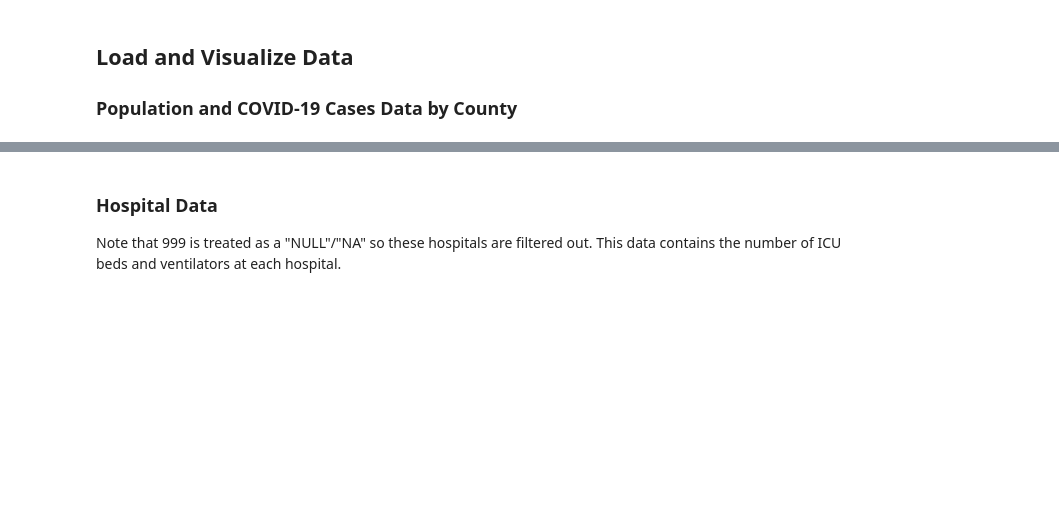
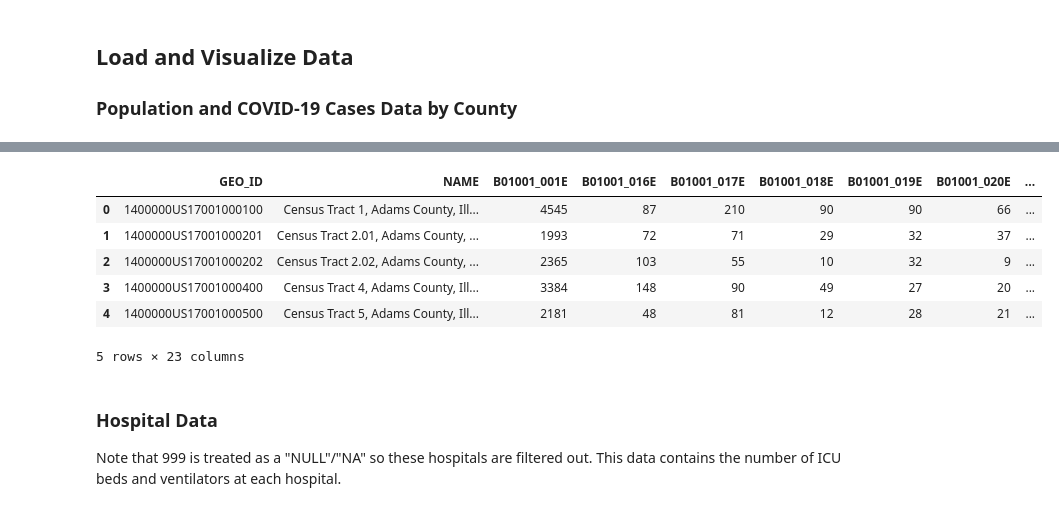
Before and after one commit to Liam-W-Smith/RPr-Kang-2020, a Jupyter notebook: procedure/code/04-Class-Reanalysis.ipynb, the cells around one changed output, grey strips where cells are left out. Saved outputs shown, nothing was run; the diff lists cells and outputs as text; code cells hidden in the pictures; blank space fills up the shorter version.

```diff
--- a/procedure/code/04-Class-Reanalysis.ipynb
+++ b/procedure/code/04-Class-Reanalysis.ipynb
@@ -75,0 +104,14 @@ atrisk_data.head()
+# %%
+# Extract the following columns: S0101_C01_001E, S0101_C01_012E, S0101_C01_013E, S0101_C01_014E, S0101_C01_015E, S0101_C01_016E, S0101_C01_017E, S0101_C01_018E, S0101_C01_019E
+at_risk_csv = tract_dem[["GEO_ID", "NAME", "B01001_001E", "B01001_016E", "B01001_017E", "B01001_018E", "B01001_019E", "B01001_020E", "B01001_021E", "B01001_022E", "B01001_023E", "B01001_024E", "B01001_025E", "B01001_040E", "B01001_041E", "B01001_042E", "B01001_043E", "B01001_044E", "B01001_045E", "B01001_046E", "B01001_047E", "B01001_048E", "B01001_049E"]]
+# %%
+# Check!
+at_risk_csv.head()
+# %% [output]
+|  | GEO_ID | NAME | B01001_001E | B01001_016E | B01001_017E | B01001_018E | B01001_019E | B01001_020E | ... |
+| 0 | 1400000US17001000100 | Census Tract 1, Adams County, Ill... | 4545 | 87 | 210 | 90 | 90 | 66 | ... |
+| 1 | 1400000US17001000201 | Census Tract 2.01, Adams County, ... | 1993 | 72 | 71 | 29 | 32 | 37 | ... |
+| 2 | 1400000US17001000202 | Census Tract 2.02, Adams County, ... | 2365 | 103 | 55 | 10 | 32 | 9 | ... |
+| 3 | 1400000US17001000400 | Census Tract 4, Adams County, Ill... | 3384 | 148 | 90 | 49 | 27 | 20 | ... |
+| 4 | 1400000US17001000500 | Census Tract 5, Adams County, Ill... | 2181 | 48 | 81 | 12 | 28 | 21 | ... |
+5 rows × 23 columns
```
Also changed, not shown: parts of 7 cells of this notebook, 2 other files.
